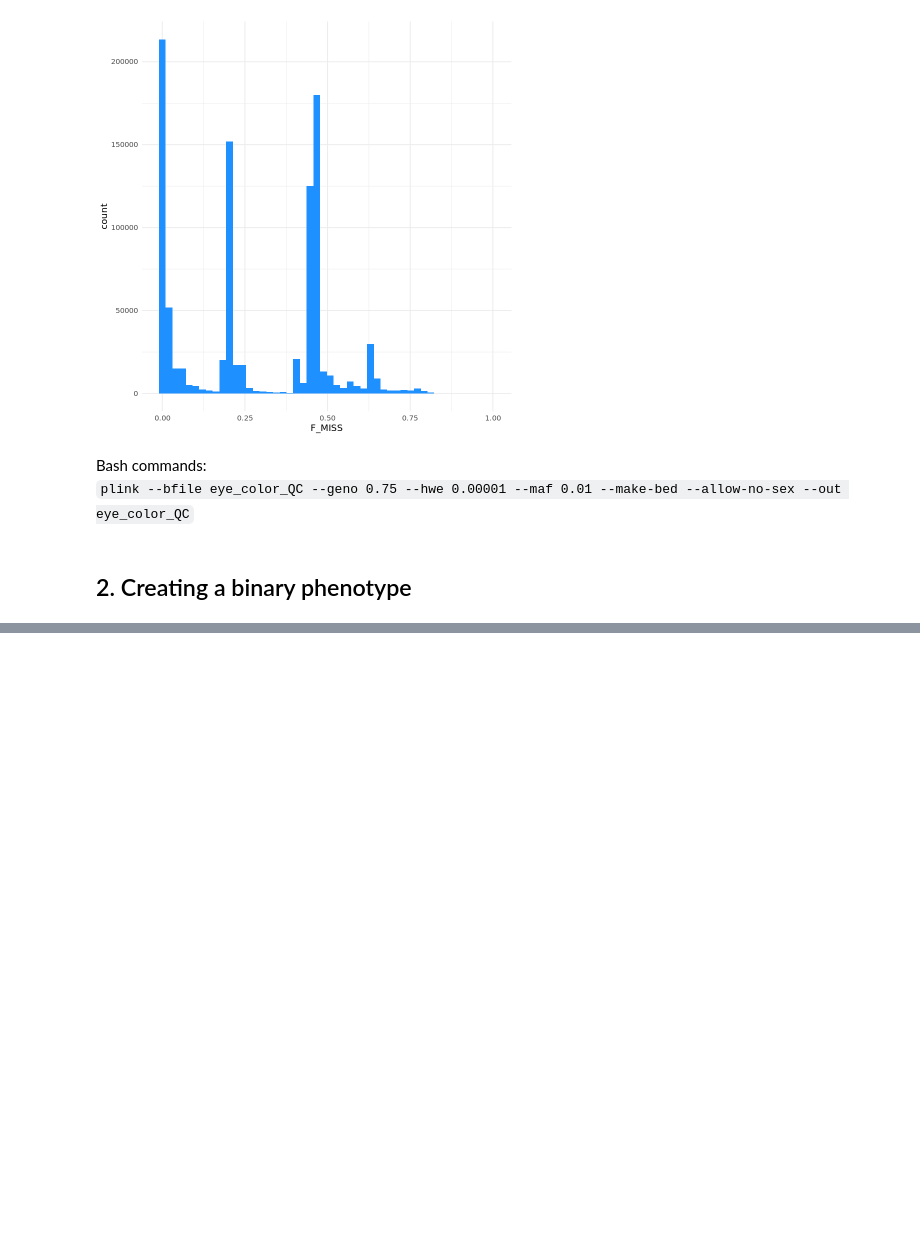
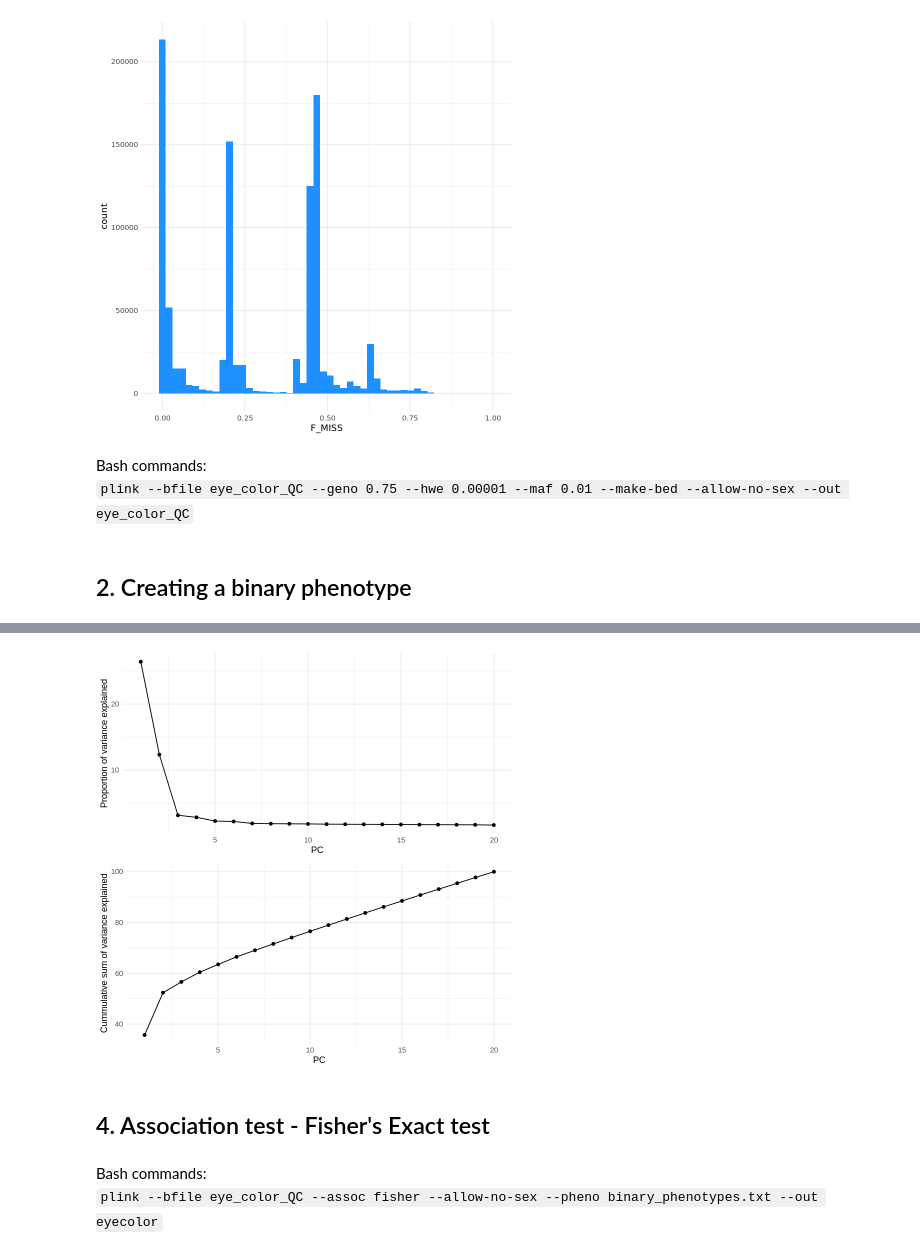
Before and after one commit to rimyjen/popgen-GWAS, a Jupyter notebook: gwas_eyecolor_rikke.ipynb, the cells around one changed output, grey strips where cells are left out. Drawn from its saved outputs; the diff is of its cells as text; code cells hidden in the pictures; blank space fills up the shorter version.

Commit message:
Added association testing

```diff
--- a/gwas_eyecolor_rikke.ipynb
+++ b/gwas_eyecolor_rikke.ipynb
@@ -226,0 +324,21 @@ A tibble: 2 × 2
+# %%
+eigenval_plot1 <- eigen_val %>% ggplot() +
+                    geom_line(aes(x = PC, y = V1)) +
+                    geom_point(aes(x=PC,y=V1))+
+                    theme_minimal() +
+                    ylab("Proportion of variance explained")
+
+eigenval_plot2 <- eigen_val %>% ggplot() +
+                    geom_line(aes(x = PC, y = cumsum)) +
+                    geom_point(aes(x=PC, y = cumsum)) +
+                    theme_minimal() +
+                    ylab("Cummulative sum of variance explained")
+
+grid.arrange(eigenval_plot1,eigenval_plot2, nrow=2)
+# %% [output]
+[figure, added]
+# %% [markdown]
+## 4. Association test - Fisher's Exact test
+# %% [markdown]
+Bash commands:
+`plink --bfile eye_color_QC --assoc fisher --allow-no-sex --pheno binary_phenotypes.txt --out eyecolor`
```
Also changed, not shown: parts of 27 cells of this notebook.
